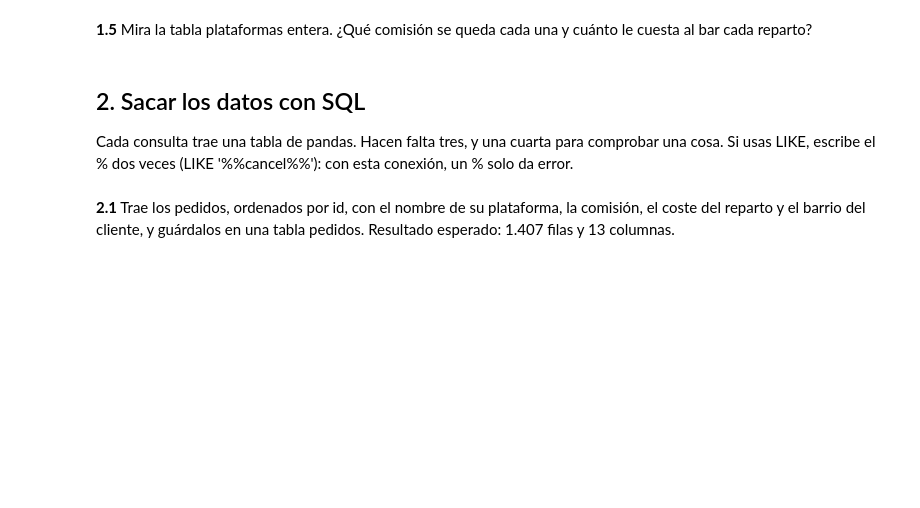
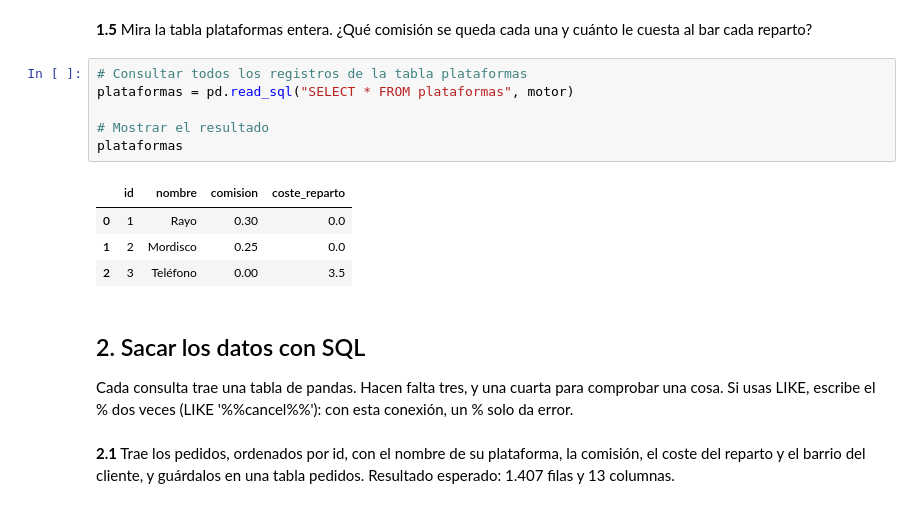
Before and after one commit to eripinor/practica_domicilio, a Jupyter notebook: a_domicilio.ipynb, the cells around one changed output. Saved outputs shown, nothing was run; the diff lists cells and outputs as text; blank space fills up the shorter version.

```diff
--- a/a_domicilio.ipynb
+++ b/a_domicilio.ipynb
@@ -35,5 +105,16 @@ base = "a_domicilio"  # la base de datos del proyecto
 # %% [markdown]
 **1.5** Mira la tabla plataformas entera. ¿Qué comisión se queda cada una y cuánto le cuesta al bar cada reparto?
+# %%
+# Consultar todos los registros de la tabla plataformas
+plataformas = pd.read_sql("SELECT * FROM plataformas", motor)
+
+# Mostrar el resultado
+plataformas
+# %% [output]
+|  | id | nombre | comision | coste_reparto |
+| 0 | 1 | Rayo | 0.30 | 0.0 |
+| 1 | 2 | Mordisco | 0.25 | 0.0 |
+| 2 | 3 | Teléfono | 0.00 | 3.5 |
 # %% [markdown]
 ## 2. Sacar los datos con SQL
 
```
Also changed, not shown: parts of 11 cells of this notebook.
